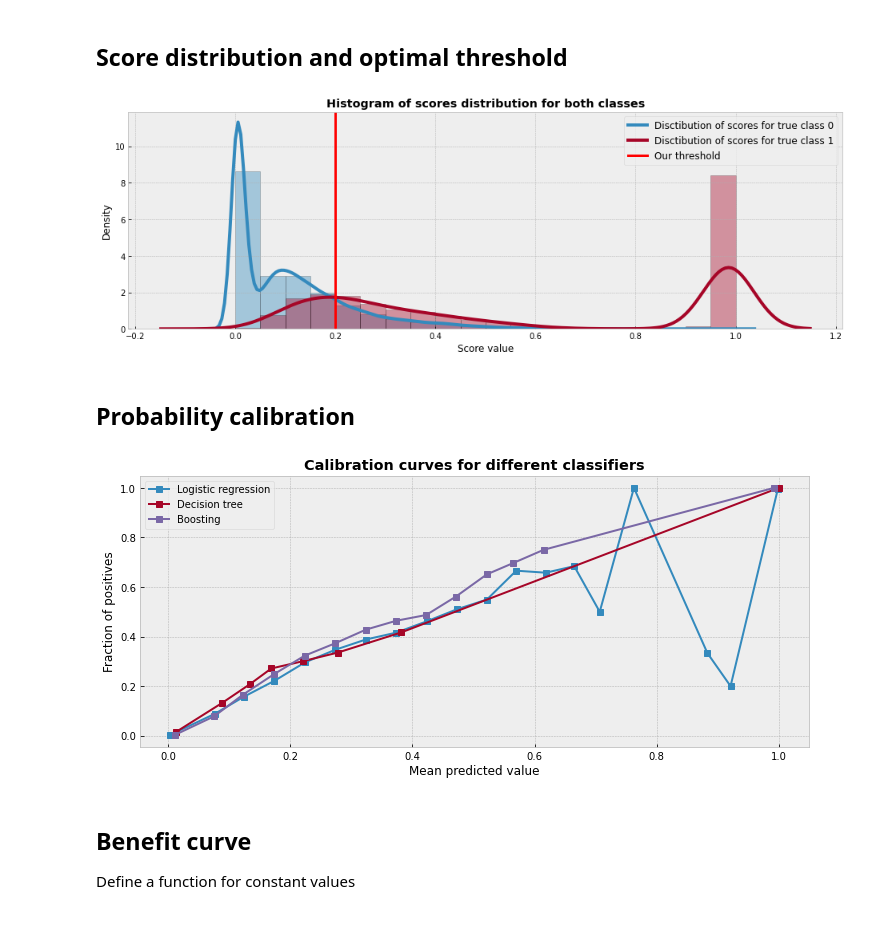
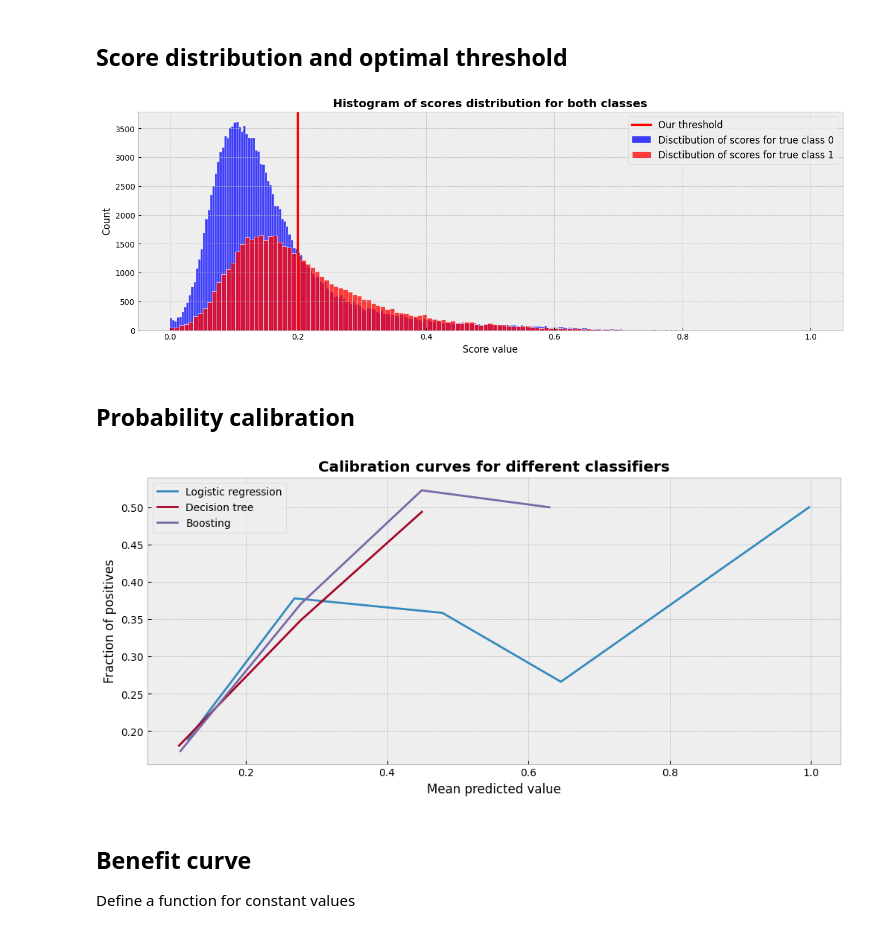
Before and after one commit to xCthulhuFtagn/---------2023-2024, a Jupyter notebook: Семинары/Семинар 3/3 Credit_scoring_for_retail_portfolio.ipynb, the cells around one changed output. Cells and saved outputs as stored; diff of their text form; code cells hidden in the pictures.

```diff
--- a/Семинары/Семинар 3/3 Credit_scoring_for_retail_portfolio.ipynb
+++ b/Семинары/Семинар 3/3 Credit_scoring_for_retail_portfolio.ipynb
@@ -227,7 +227,7 @@ print(X_test.shape)
 from sklearn.metrics import roc_auc_score
 from sklearn.linear_model import LogisticRegression
 
-model_lr = LogisticRegression(C=0.325).fit(X_train, y_train)
+model_lr = LogisticRegression(C=0.57,penalty='l1', solver='liblinear').fit(X_train, y_train)
 
 forecast_lr = model_lr.predict_proba(X_test)[:,1]
 
@@ -342,9 +344,9 @@ NameError: name 'XX' is not defined
 # %%
 from sklearn.tree import DecisionTreeClassifier
 
-model_tree = DecisionTreeClassifier(max_depth=6, criterion='log_loss').fit(X_train, y_train)
+model_tree = DecisionTreeClassifier(max_depth=6, criterion='gini').fit(X_train, y_train)
 
 forecast_tree = model_tree.predict_proba(X_test)[:,1]
 
-print('AUC score: {:.2f}'.format(roc_auc_score(y_test, forecast_tree)))
+print('AUC score: {:.1f}'.format(roc_auc_score(y_test, forecast_tree)))
 # %% [output]
@@ -647,29 +713,29 @@ plt.show()
 # %%
 # 'Boosting' 'Logistic regression'
 scores = d['Logistic regression']
 
 fig = plt.figure(figsize=(16, 5))
 
 # plot distribution of scores for class 0 and for class 1
-
-plt.hist()
-
+class0 = y_test==0
+sns.histplot(x=scores[class0], color='blue')
+sns.histplot(x=scores[~class0], color='red')
 plt.axvline(0.2, color='red', linewidth=3)
 
 plt.title("Histogram of scores distribution for both classes", weight="bold")
 
 plt.xlabel("Score value")
 
 plt.legend([
+    'Our threshold',
     'Disctibution of scores for true class 0',
-    'Disctibution of scores for true class 1',
-    'Our threshold'],
+    'Disctibution of scores for true class 1'],
     fontsize=12
 )
 
 plt.show()
 # %% [output]
-[figure, old version]
+[figure, new version]
 # %% [markdown]
 ## Probability calibration
 # %%
@@ -677,11 +743,10 @@ from sklearn.calibration import calibration_curve
 
 # plot calibration curves for every model
 
-pass
-
 fig = plt.figure(figsize=(12, 5))
-
-pass
+for model in d.keys():
+    prob_true, prob_pred = calibration_curve(y_test, d[model])
+    plt.plot(prob_pred, prob_true)
 
 plt.legend(d.keys())
 
@@ -692,7 +757,7 @@ plt.ylabel("Fraction of positives")
 
 plt.show()
 # %% [output]
-[figure, old version]
+[figure, new version]
 # %% [markdown]
 ## Benefit curve
 
```
Also changed, not shown: parts of 17 cells of this notebook.
